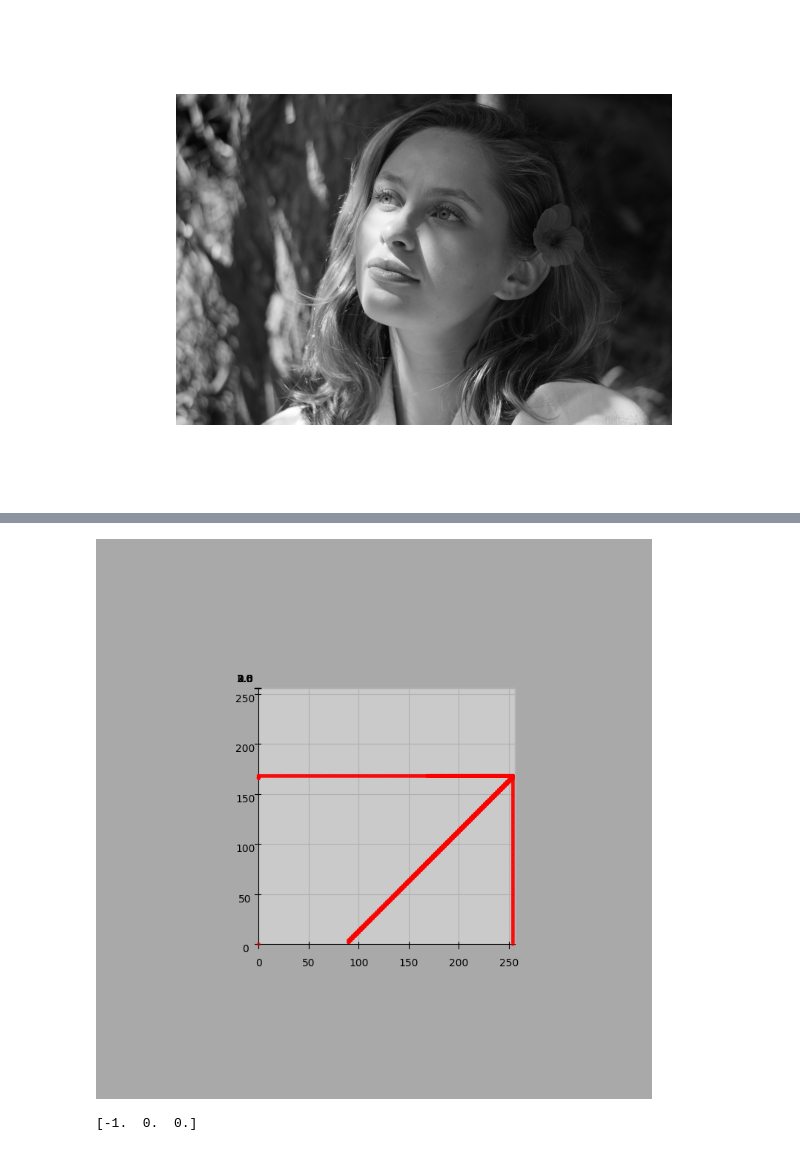
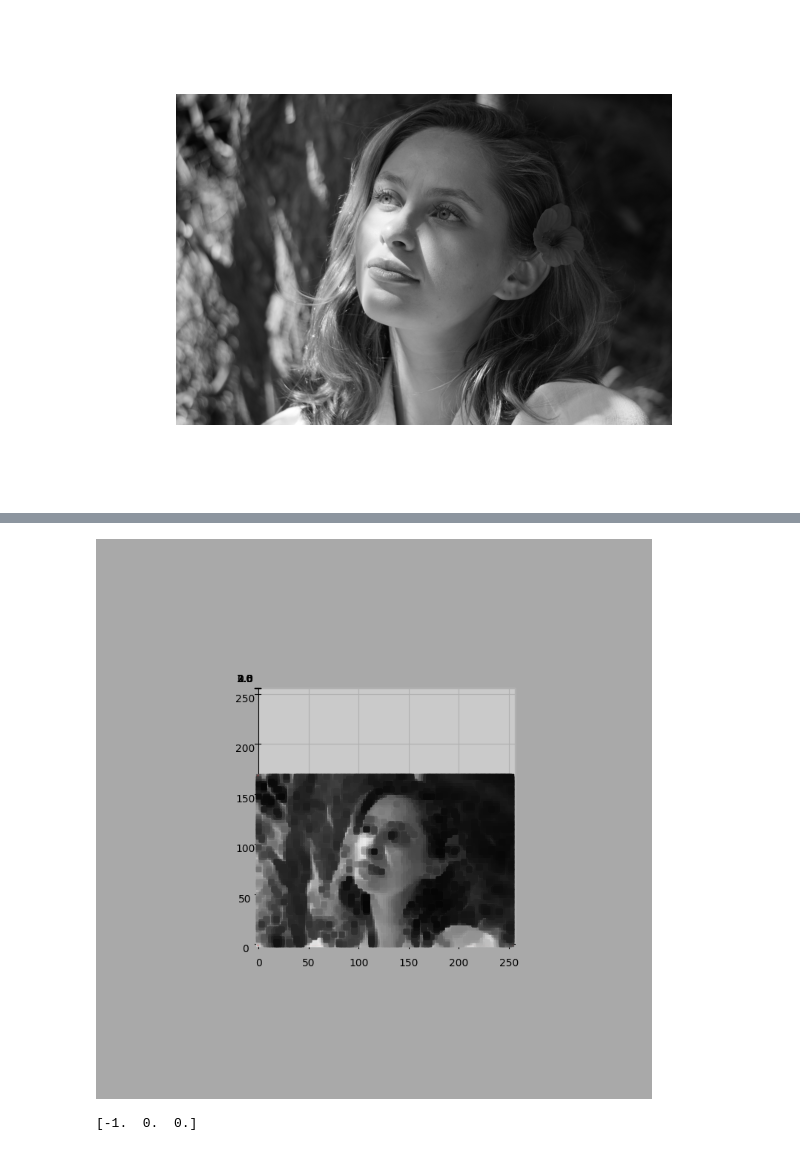
Before and after one commit to edgrant3/im2stl, a Jupyter notebook: rgb23D.ipynb, the cells around one changed output, grey strips where cells are left out. Saved outputs shown, nothing was run; the diff lists cells and outputs as text; code cells hidden in the pictures.

Commit message:
Finish Triangulation algo

```diff
--- a/rgb23D.ipynb
+++ b/rgb23D.ipynb
@@ -1,3 +1,11 @@
+# %%
+# Set crucial parameters
+layer_height = 0.16 # mm
+line_width = 2.5 # mm
+max_dim = 256 # mm
+
+min_thickness = layer_height
+max_thickness = layer_height * 20
 # %%
 %matplotlib ipympl
 
@@ -139,7 +135,9 @@ num_tri_img = 2 * (H * W - H - W + 1) # number of triangle in picture mesh
 print(f'Image-area triangle count: {num_tri_img}')
 
 # TODO: compute number of tris on each side (using fan optimization)
-num_tri_sides = 6 * (H + W) - 8
+num_tri_sides_upper = 4 * (H + W) - 8
+num_tri_sides_lower = 2 * (H + W)
+num_tri_sides = num_tri_sides_upper + num_tri_sides_lower
 print(f'Sides triangle count: {num_tri_sides}')
 
 # Compute number of tris on bottom side if using border fan optimization tesselation method
@@ -348,40 +283,65 @@ False
+# %%
+# Final Triangulation Step: Fan method between base 4 verts and the min_thickness layer
+
+vb_idx = 4
+t_start = t_idx
+
+for side in range(4):
+
+    v_bottom = verts_base[side]
+
+    dim_size = H if side % 2 else W
+
+    for i in range(dim_size - 1):
+
+        v1 = verts_base[vb_idx]
+        vb_idx = (vb_idx + 1) if vb_idx < (n_verts_base-1) else 4
+        v2 = verts_base[vb_idx]
+        v3 = v_bottom
+
+        tris_base[t_idx] = STL_Tri(v1, v2, v3)
+
+
+    v1 = verts_base[vb_idx]
+    v2 = verts_base[(side + 1) % 4]
+    v3 = v_bottom
+
+    tris_base[t_idx] = STL_Tri(v1, v2, v3); t_idx += 1
 # %%
 # Get verts from tri sides
 base_verts_from_tri = np.zeros((3*len(tris_base),3))
 for i, tri in enumerate(tris_base):
     base_verts_from_tri[i*3:i*3+3, :] = np.array([tri.v1, tri.v2, tri.v3])
 
 img_verts_from_tri = np.zeros((3*len(tris_img),3))
 for i, tri in enumerate(tris_img):
     img_verts_from_tri[i*3:i*3+3, :] = np.array([tri.v1, tri.v2, tri.v3]);
 
 colors = 1 - (img_verts_from_tri[:,2] - min_thickness) / (max_thickness - min_thickness)
 colors = np.clip(colors, 0, 1)
 colors = [(x,x,x) for x in colors]
 
 # 3D scatterplot of tri verts
 fig = plt.figure(facecolor='darkgrey', figsize=[7.5,7.55])
 ax = fig.add_subplot(projection='3d')
 ax.set_facecolor('darkgrey')
 
 ax.view_init(elev=90, azim=-90, roll=0)
 proj_types = ['ortho','persp']
 ax.set_proj_type(proj_types[0])
 
 plt.axis('scaled')
 
-# ax.scatter(verts_base[:,0], verts_base[:,1], verts_base[:,2], marker='.', c='b')
-# ax.scatter(verts[:,0], verts[:,1], verts[:,2], marker='.', c='g')
 ax.scatter(base_verts_from_tri[:,0], base_verts_from_tri[:,1], base_verts_from_tri[:,2], marker='.', c='r', s=28)
-# ax.scatter(img_verts_from_tri[:,0].ravel(), img_verts_from_tri[:,1].ravel(), img_verts_from_tri[:,2].ravel(), marker='s', c=colors)#colors, s=10)
+ax.scatter(img_verts_from_tri[:,0].ravel(), img_verts_from_tri[:,1].ravel(), img_verts_from_tri[:,2].ravel(), marker='s', c=colors)#colors, s=10)
 
 
 ax.set_xlim(0, max_dim)
 ax.set_ylim(0, max_dim)
 ax.set_zlim(0, max_thickness)
 plt.show()
 # %% [output]
-[figure, old version]
+[figure, new version]
 # %%
 # Fan portion of side walls
 # TODO:
```
Also changed, not shown: parts of 7 cells of this notebook.
